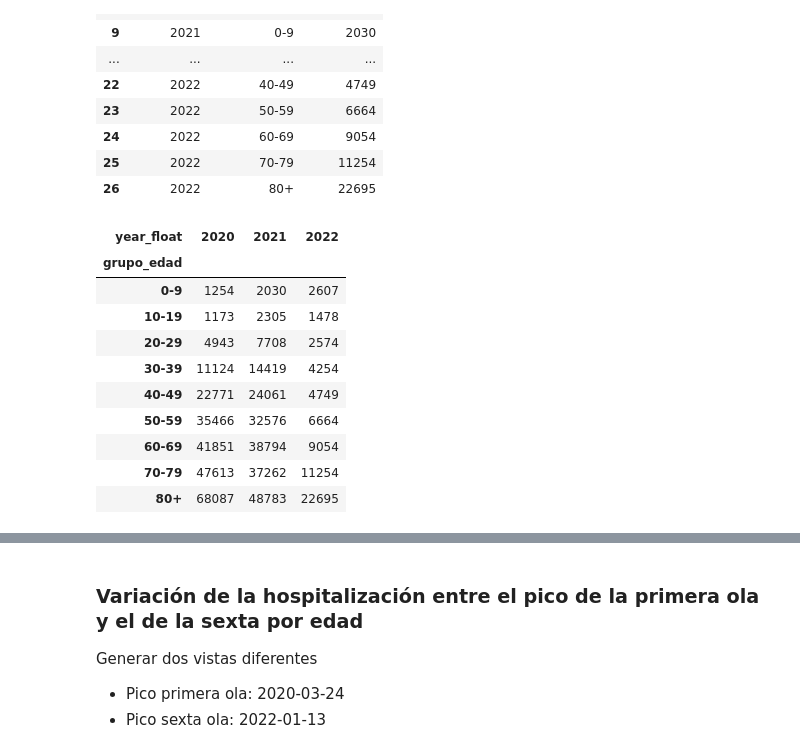
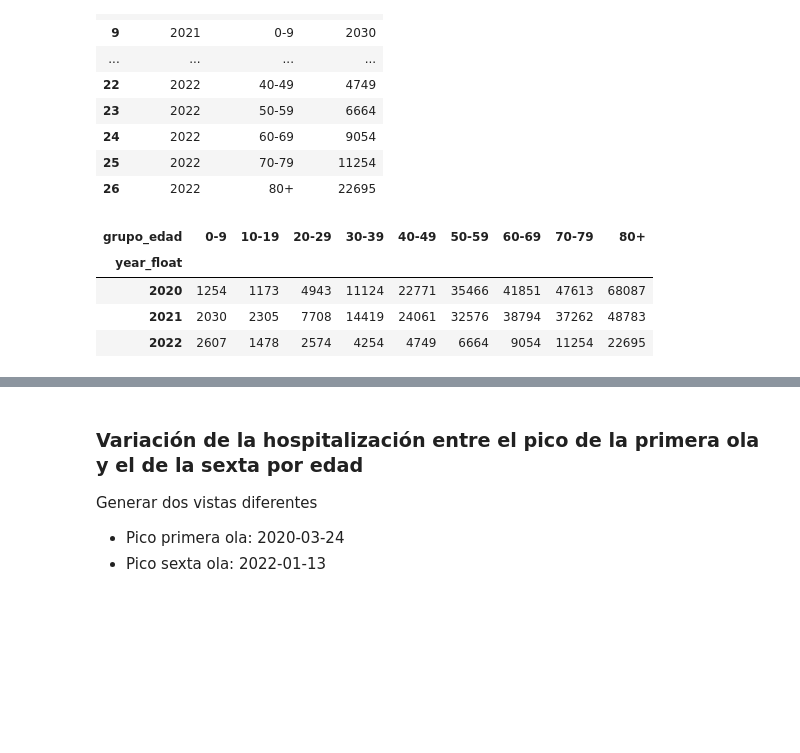
Before and after one commit to Atuneros/trabajos, a Jupyter notebook: visualizacion/INSO4Z_2021_2022_actividad_python.ipynb, the cells around one changed output, grey strips where cells are left out. Saved outputs shown, nothing was run; the diff lists cells and outputs as text; code cells hidden in the pictures; blank space fills up the shorter version.

```diff
--- a/visualizacion/INSO4Z_2021_2022_actividad_python.ipynb
+++ b/visualizacion/INSO4Z_2021_2022_actividad_python.ipynb
@@ -396,20 +396,14 @@ covid_provincias_df3
 | 25 | 2022 | 70-79 | 11254 |
 | 26 | 2022 | 80+ | 22695 |
 # %%
-covid_provincias_df3 = covid_provincias_df3.pivot("grupo_edad", "year_float", "num_hosp")
+covid_provincias_df3 = covid_provincias_df3.pivot("year_float", "grupo_edad", "num_hosp")
 covid_provincias_df3
 # %% [output]
-| year_float | 2020 | 2021 | 2022 |
-| grupo_edad |  |  |  |
-| 0-9 | 1254 | 2030 | 2607 |
-| 10-19 | 1173 | 2305 | 1478 |
-| 20-29 | 4943 | 7708 | 2574 |
-| 30-39 | 11124 | 14419 | 4254 |
-| 40-49 | 22771 | 24061 | 4749 |
-| 50-59 | 35466 | 32576 | 6664 |
-| 60-69 | 41851 | 38794 | 9054 |
-| 70-79 | 47613 | 37262 | 11254 |
-| 80+ | 68087 | 48783 | 22695 |
+| grupo_edad | 0-9 | 10-19 | 20-29 | 30-39 | 40-49 | 50-59 | 60-69 | 70-79 | 80+ |
+| year_float |  |  |  |  |  |  |  |  |  |
+| 2020 | 1254 | 1173 | 4943 | 11124 | 22771 | 35466 | 41851 | 47613 | 68087 |
+| 2021 | 2030 | 2305 | 7708 | 14419 | 24061 | 32576 | 38794 | 37262 | 48783 |
+| 2022 | 2607 | 1478 | 2574 | 4254 | 4749 | 6664 | 9054 | 11254 | 22695 |
 # %%
 # mapa de calor
 
```
Also changed, not shown: parts of 1 cell of this notebook.
